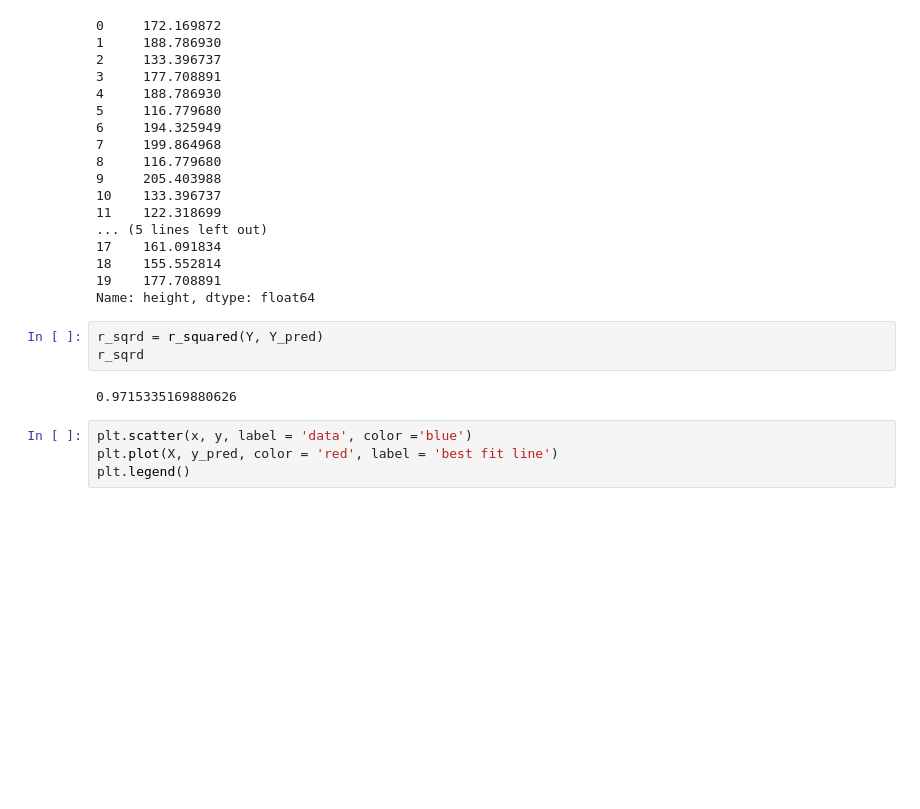
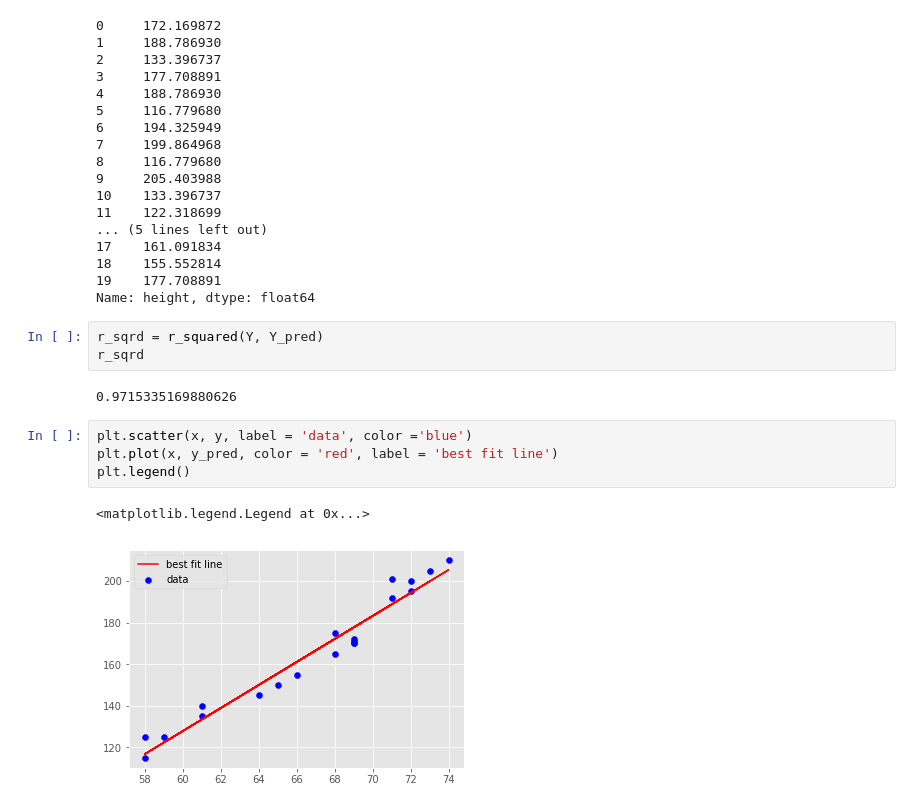
Before and after one commit to bl419cam/dsc-complete-regression-lab-seattle-ds-062419, a Jupyter notebook: index.ipynb, the cells around one changed output. Saved outputs shown, nothing was run; the diff lists cells and outputs as text; blank space fills up the shorter version.

```diff
--- a/index.ipynb
+++ b/index.ipynb
@@ -165,5 +165,8 @@ r_sqrd
 0.9715335169880626
 # %%
 plt.scatter(x, y, label = 'data', color ='blue')
-plt.plot(X, y_pred, color = 'red', label = 'best fit line')
+plt.plot(x, y_pred, color = 'red', label = 'best fit line')
 plt.legend()
+# %% [output]
+<matplotlib.legend.Legend at 0x...>
+[figure, added]
```
